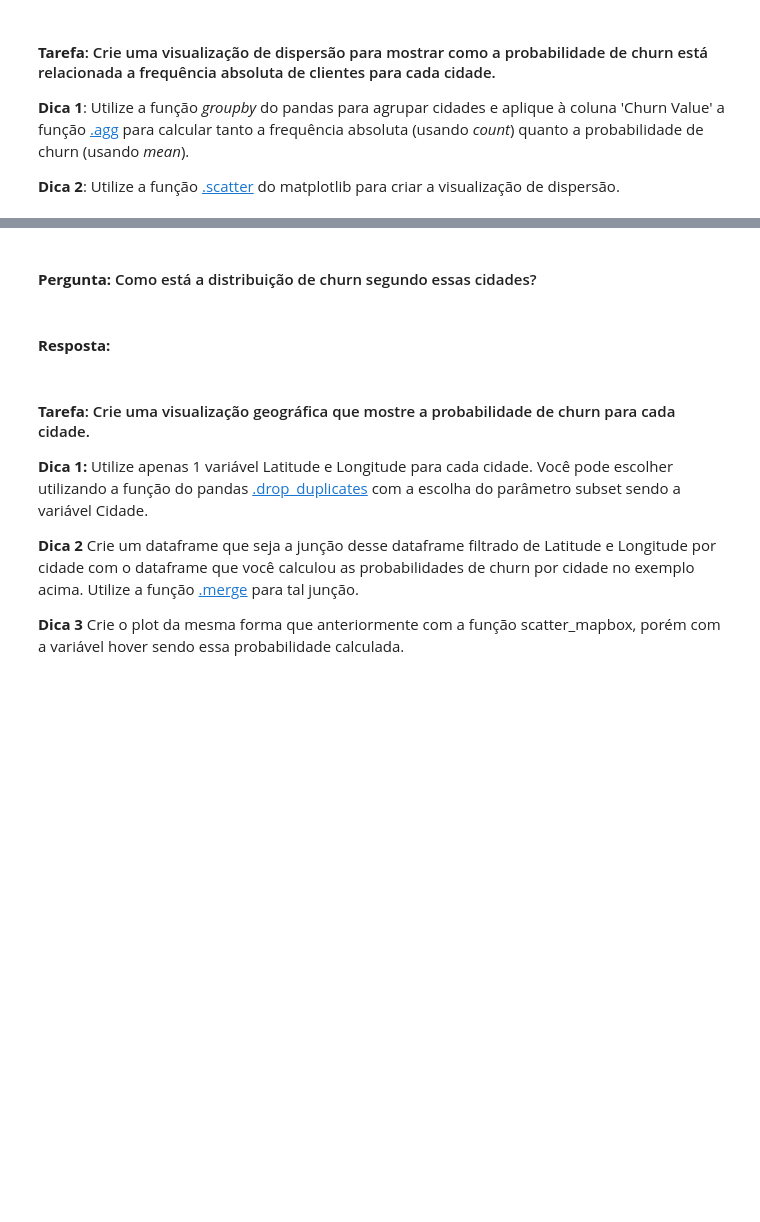
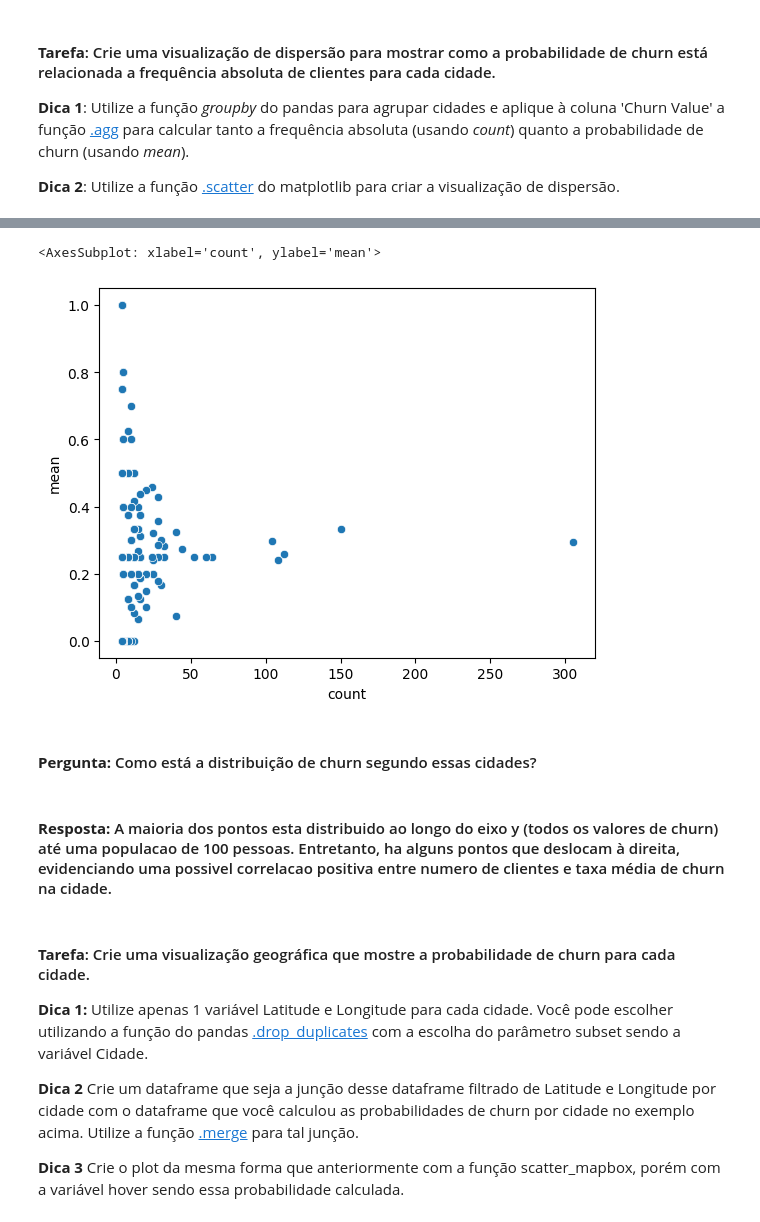
Before and after one commit to yannacavalcanti/bootcampPortfolioOutubro2023, a Jupyter notebook: 3. Detecção dos drivers de churn para retenção de clientes_joao.ipynb, the cells around one changed output, grey strips where cells are left out. Drawn from its saved outputs; the diff is of its cells as text; code cells hidden in the pictures; blank space fills up the shorter version.

```diff
--- a/3. Detecção dos drivers de churn para retenção de clientes_joao.ipynb
+++ b/3. Detecção dos drivers de churn para retenção de clientes_joao.ipynb
@@ -589,3 +641,5 @@ fig.show()
 **Dica 1**: Utilize a função *groupby* do pandas para agrupar cidades e aplique à coluna 'Churn Value' a função [.agg](https://pandas.pydata.org/pandas-docs/version/0.23/generated/pandas.core.groupby.DataFrameGroupBy.agg.html) para calcular tanto a frequência absoluta (usando *count*) quanto a probabilidade de churn (usando *mean*).
 
 **Dica 2**: Utilize a função [.scatter](https://matplotlib.org/stable/gallery/shapes_and_collections/scatter.html#sphx-glr-gallery-shapes-and-collections-scatter-py) do matplotlib para criar a visualização de dispersão.
+# %%
+df_cities_churn = data.groupby('City')['Churn Value'].agg(['count', 'mean']).reset_index().sort_values('count', ascending=False)
@@ -592,7 +662,12 @@ fig.show()
+# %%
+sns.scatterplot(x = 'count', y = 'mean', data = df_cities_churn)
+# %% [output]
+<AxesSubplot: xlabel='count', ylabel='mean'>
+[figure, added]
 # %% [markdown]
 #### **Pergunta:** Como está a distribuição de churn segundo essas cidades?
-# %% [markdown]
-#### **Resposta:**
+# %% [markdown]
+#### **Resposta:** A maioria dos pontos esta distribuido ao longo do eixo y (todos os valores de churn) até uma populacao de 100 pessoas. Entretanto, ha alguns pontos que deslocam à direita, evidenciando uma possivel correlacao positiva entre numero de clientes e taxa média de churn na cidade.
 # %% [markdown]
 #### **Tarefa**: Crie uma visualização geográfica que mostre a probabilidade de churn para cada cidade.
 
```
Also changed, not shown: parts of 39 cells of this notebook.
